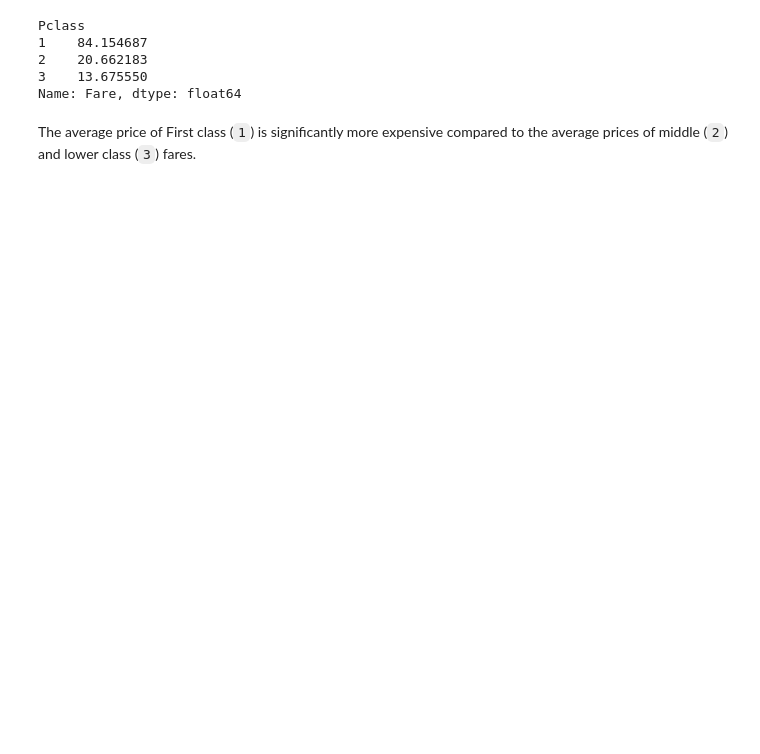
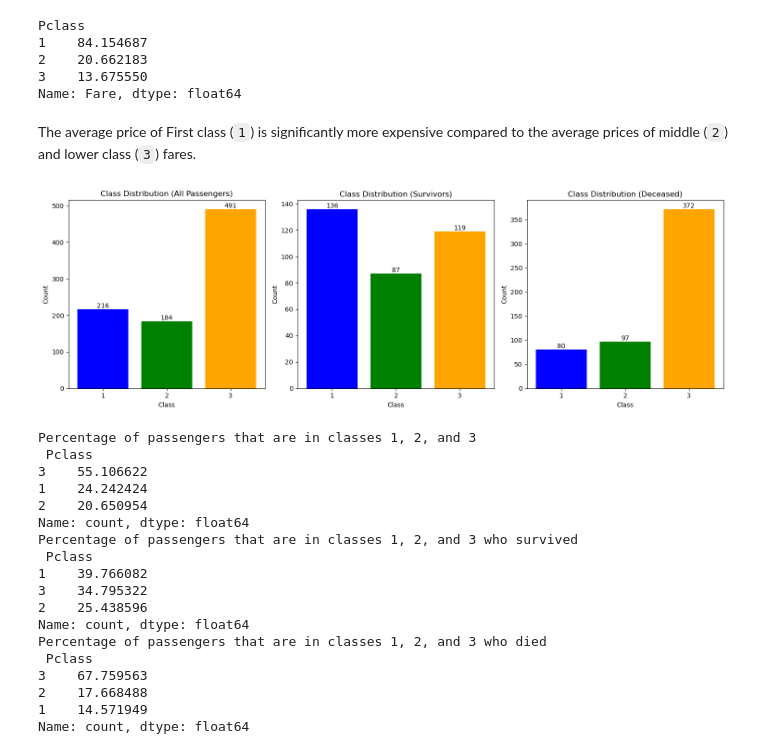
Before and after one commit to davidjoves/Predicting-Survival-from-the-Titanic, a Jupyter notebook: work.ipynb, the cells around one changed output. Saved outputs shown, nothing was run; the diff lists cells and outputs as text; code cells hidden in the pictures; blank space fills up the shorter version.

```diff
--- a/work.ipynb
+++ b/work.ipynb
@@ -277,0 +265,57 @@ def barplot_classes(dataset : pd.DataFrame):
+# %%
+def barplot_classes(dataset: pd.DataFrame):
+    passenger_count = dataset["Pclass"].value_counts()
+    survivor_count = dataset["Pclass"][dataset["Survived"] == 1].value_counts()
+    deceased_count = dataset["Pclass"][dataset["Survived"] == 0].value_counts()
+
+    counts = [passenger_count, survivor_count, deceased_count]
+    titles = ["Class Distribution (All Passengers)",
+              "Class Distribution (Survivors)",
+              "Class Distribution (Deceased)"]
+
+    class_colors = {1: 'blue', 2: 'green', 3: 'orange'}
+
+    fig, ax = plt.subplots(1, 3, figsize=(15, 5))
+
+    for i, count in enumerate(counts):
+        bar = ax[i].bar(count.index, count.values, color=[class_colors.get(c, 'gray') for c in count.index])
+        ax[i].set_title(titles[i])
+        ax[i].set_xlabel('Class')
+        ax[i].set_ylabel('Count')
+        ax[i].set_xticks([1, 2, 3])
+        ax[i].set_xticklabels(['1', '2', '3'])
+        ax[i].bar_label(bar)
+
+    plt.tight_layout()
+    plt.show()
+
+    passenger_percent = (passenger_count / passenger_count.sum()) * 100
+    survivor_percent = (survivor_count / survivor_count.sum()) * 100
+    deceased_percent = (deceased_count / deceased_count.sum()) * 100
+
+    print("Percentage of passengers that are in classes 1, 2, and 3 \n", passenger_percent)
+    print("Percentage of passengers that are in classes 1, 2, and 3 who survived \n", survivor_percent)
+    print("Percentage of passengers that are in classes 1, 2, and 3 who died\n", deceased_percent)
+
+
+barplot_classes(train)
+# %% [output]
+[figure, added]
+Percentage of passengers that are in classes 1, 2, and 3
+ Pclass
+3    55.106622
+1    24.242424
+2    20.650954
+Name: count, dtype: float64
+Percentage of passengers that are in classes 1, 2, and 3 who survived
+ Pclass
+1    39.766082
+3    34.795322
+2    25.438596
+Name: count, dtype: float64
+Percentage of passengers that are in classes 1, 2, and 3 who died
+ Pclass
+3    67.759563
+2    17.668488
+1    14.571949
+Name: count, dtype: float64
```
Also changed, not shown: parts of 8 cells of this notebook.
